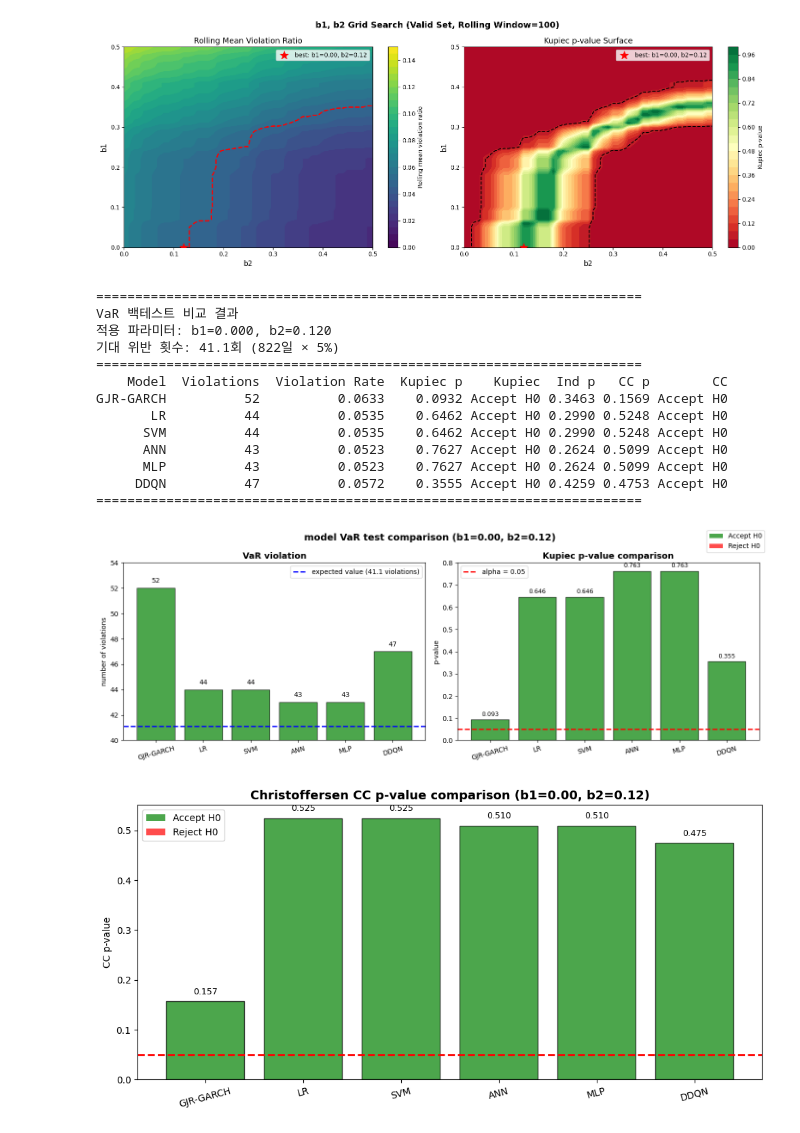
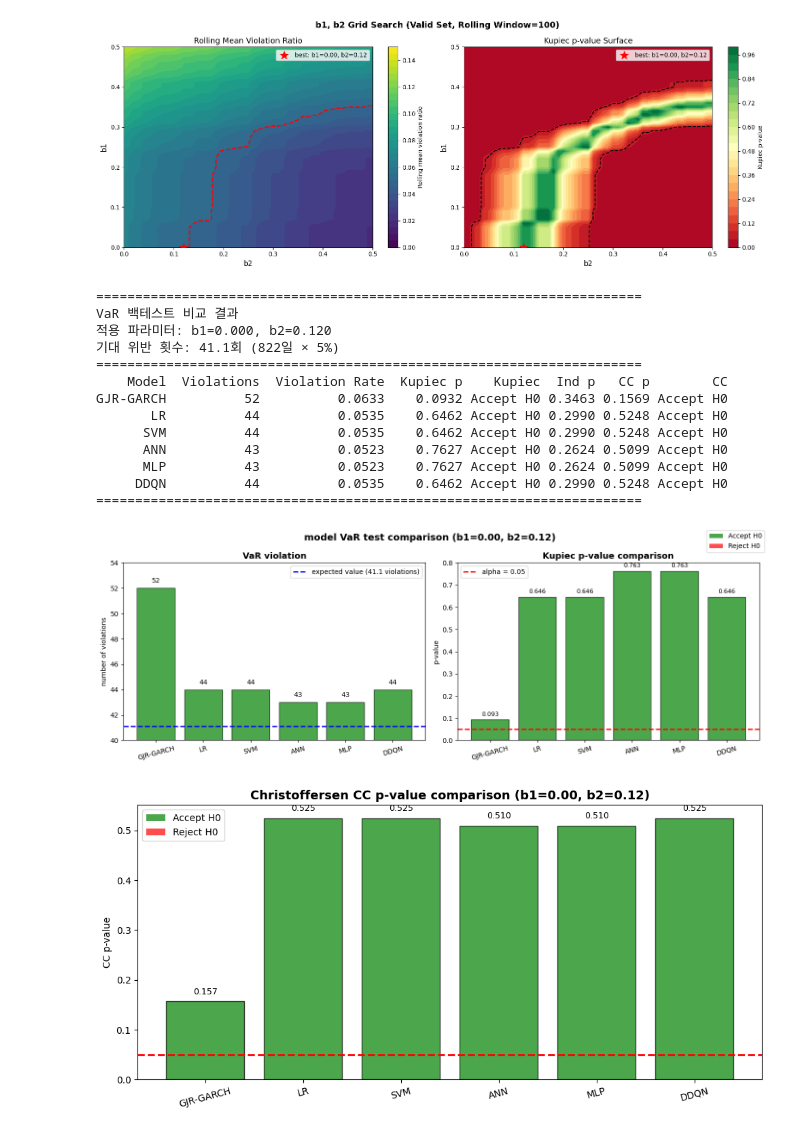
Before and after one commit to Dooman-cloud/TS-RL---, a Jupyter notebook: notebooks/experiments/b1b2TEST.ipynb, the cells around one changed output. Drawn from its saved outputs; the diff is of its cells as text; code cells hidden in the pictures.

Commit message:
DDQN 최종ver.만 남기고 나머지는 제거 후 커밋

```diff
--- a/notebooks/experiments/b1b2TEST.ipynb
+++ b/notebooks/experiments/b1b2TEST.ipynb
@@ -200,7 +200,7 @@ model_configs = {
     "SVM":  {"path": "../../results/results_ML/02. SVM_test_pred.csv",  "col": "SVM_Pred"},
     "ANN":  {"path": "../../results/results_ML/03. ANN_test_pred.csv",  "col": "ANN_Pred"},
     "MLP":  {"path": "../../results/results_ML/04. MLP_test_pred.csv",  "col": "MLP_Pred"},
-    "DDQN": {"path": "../../results/results_RL/DDQN_predictions9.csv", "col": "Predicted_Action"},
+    "DDQN": {"path": "../../results/results_RL/DDQN_predictions1.csv", "col": "Predicted_Action"},
 }
 
 # =============================================
@@ -514,33 +514,33 @@ plt.show()
 Risk_Label 인코딩 완료
 Risk_Label
 0    3617
 1     491
 Name: count, dtype: int64
 Valid set: 1438개
 Test set:  822개
 기대 위반 횟수: 41.1회
 
 비교 기준 확인
 Violation 기준: return_t1(%) < GJR_VaR_5_t1
 Valid 기간: 2016-11-25 ~ 2022-10-14
 ... (8 lines left out)
 최적 b2      = 0.120
 Valid 위반율 = 0.0501
 Valid p-value= 0.9131
 기대 위반율  = 0.0500
 [figure]
 ======================================================================
 VaR 백테스트 비교 결과
 적용 파라미터: b1=0.000, b2=0.120
 기대 위반 횟수: 41.1회 (822일 × 5%)
 ======================================================================
     Model  Violations  Violation Rate  Kupiec p    Kupiec  Ind p   CC p        CC
 GJR-GARCH          52          0.0633    0.0932 Accept H0 0.3463 0.1569 Accept H0
        LR          44          0.0535    0.6462 Accept H0 0.2990 0.5248 Accept H0
       SVM          44          0.0535    0.6462 Accept H0 0.2990 0.5248 Accept H0
       ANN          43          0.0523    0.7627 Accept H0 0.2624 0.5099 Accept H0
       MLP          43          0.0523    0.7627 Accept H0 0.2624 0.5099 Accept H0
-     DDQN          47          0.0572    0.3555 Accept H0 0.4259 0.4753 Accept H0
+     DDQN          44          0.0535    0.6462 Accept H0 0.2990 0.5248 Accept H0
 ======================================================================
-[figure, old version]
+[figure, new version]
-[figure, old version]
+[figure, new version]
```
Also changed, not shown: 17 other files.
